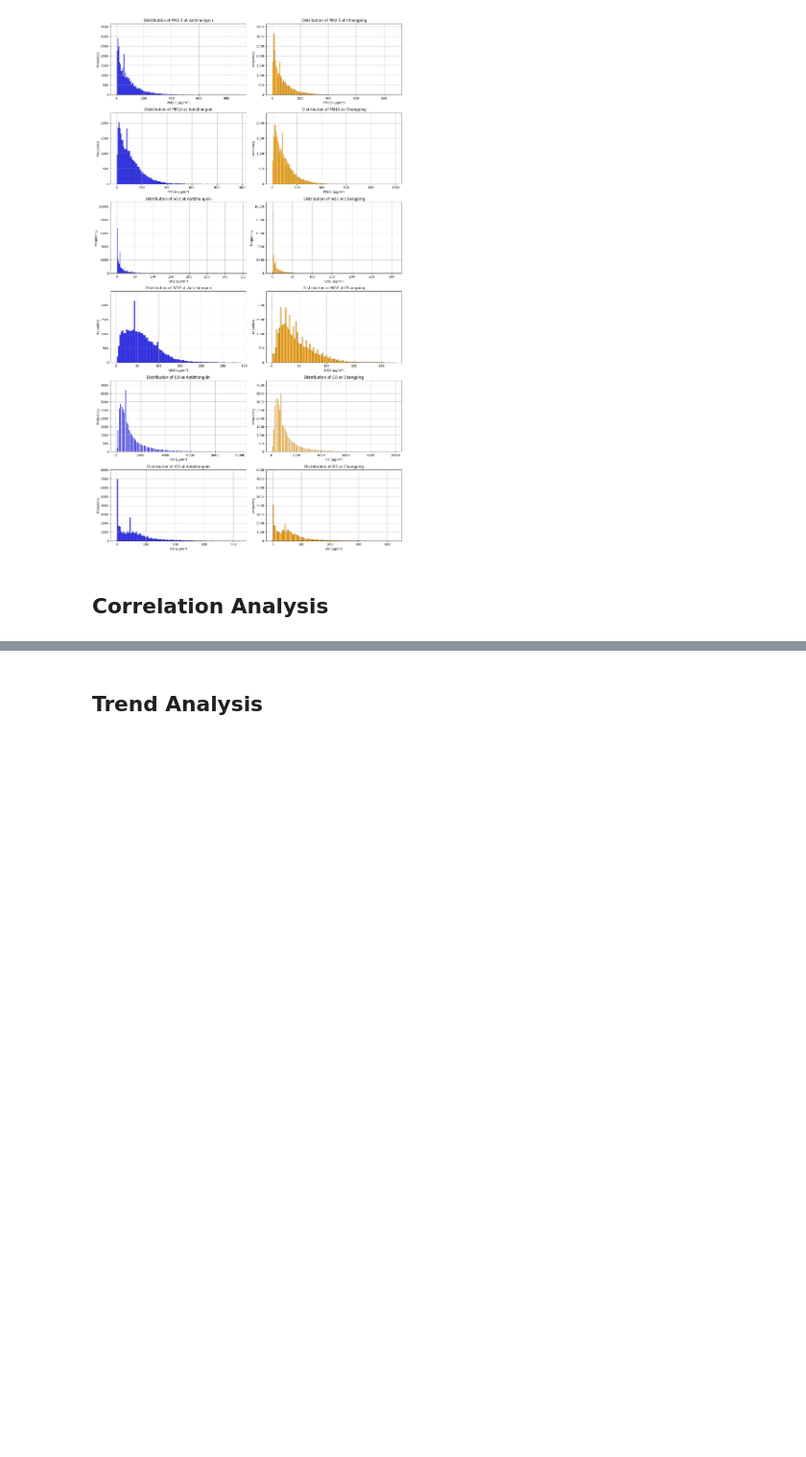
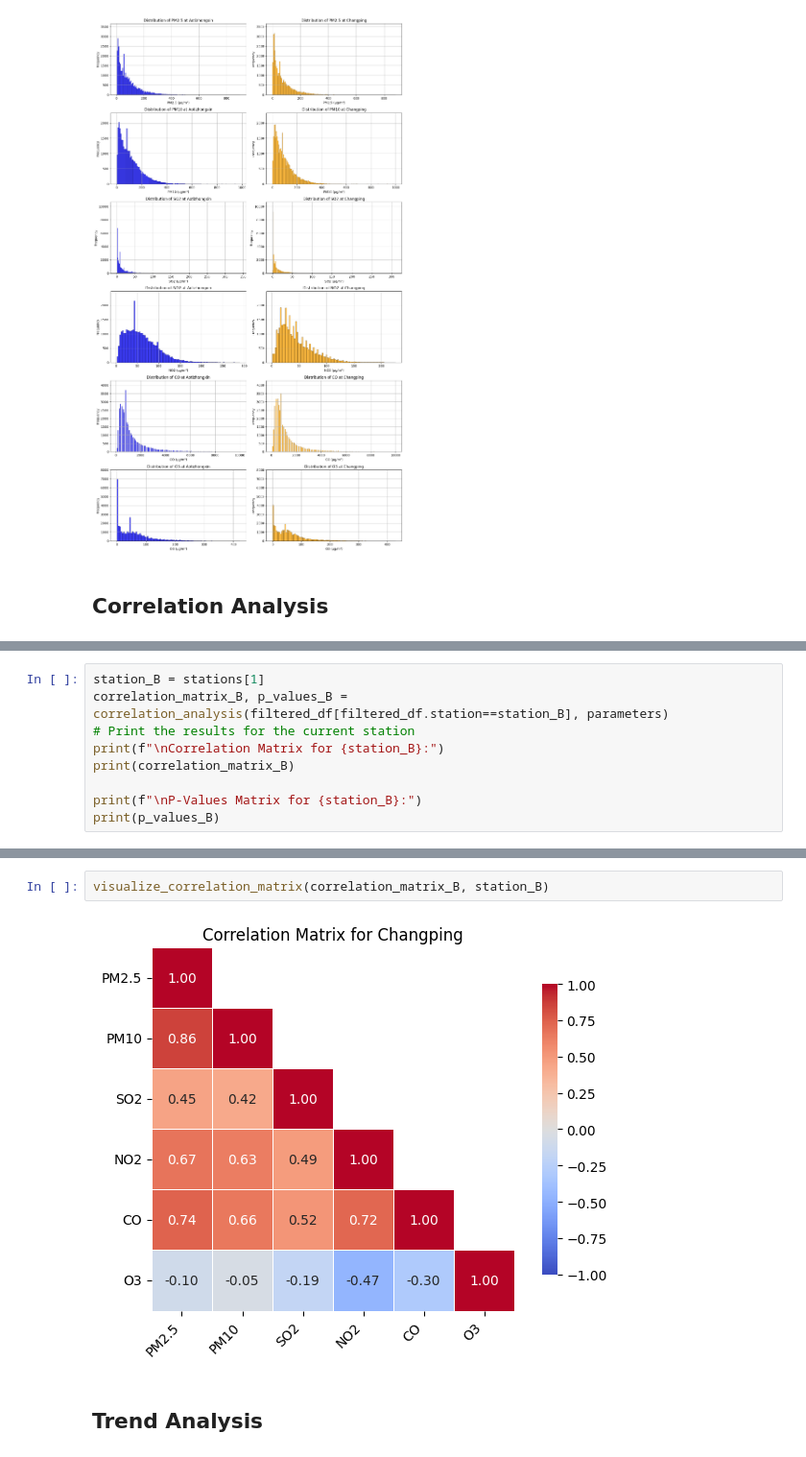
Before and after one commit to pariaighanian/Environmental_Data_Analytics, a Jupyter notebook: main.ipynb, the cells around one changed output, grey strips where cells are left out. Shown at 96% size. Drawn from its saved outputs; the diff is of its cells as text; blank space fills up the shorter version.

```diff
--- a/main.ipynb
+++ b/main.ipynb
@@ -277,0 +364,9 @@ plt.show()
+# %%
+station_B = stations[1]
+correlation_matrix_B, p_values_B = correlation_analysis(filtered_df[filtered_df.station==station_B], parameters)
+# Print the results for the current station
+print(f"\nCorrelation Matrix for {station_B}:")
+print(correlation_matrix_B)
+
+print(f"\nP-Values Matrix for {station_B}:")
+print(p_values_B)
@@ -278,3 +391,7 @@ plt.show()
+# %%
+visualize_correlation_matrix(correlation_matrix_B, station_B)
+# %% [output]
+[figure, added]
 # %% [markdown]
 ## Trend Analysis
 # %% [markdown]
```
Also changed, not shown: parts of 8 cells of this notebook.
